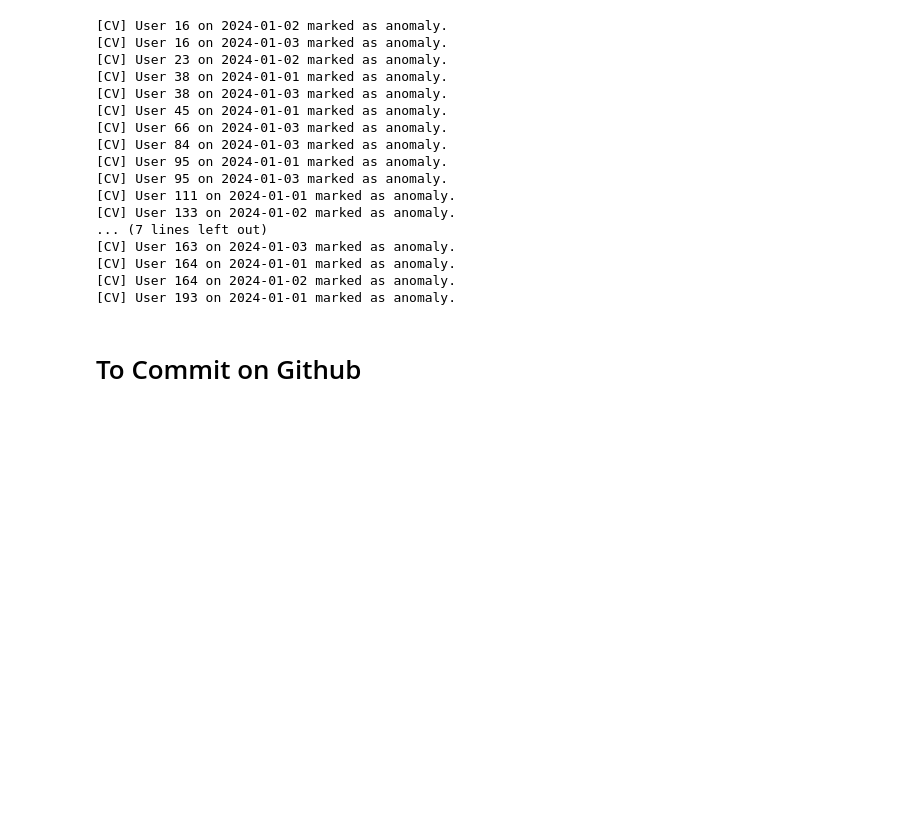
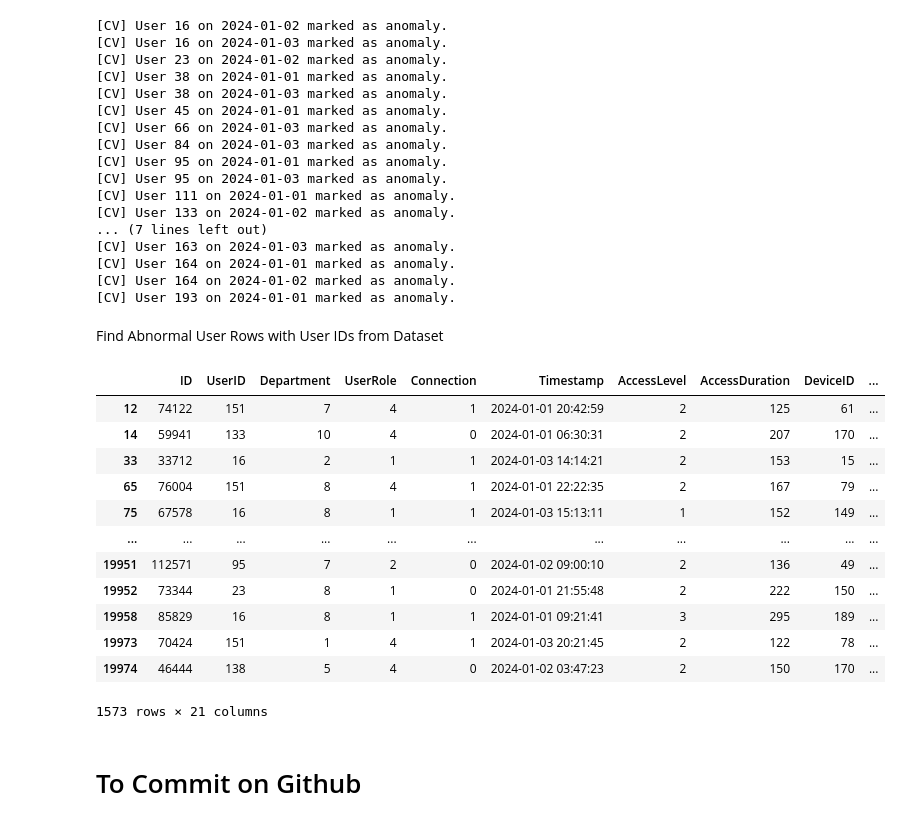
Before and after one commit to sabisay/AnomalyDetectionOnLogData, a Jupyter notebook: Abnormal_User_Behaviour_Detection.ipynb, the cells around one changed output. Drawn from its saved outputs; the diff is of its cells as text; code cells hidden in the pictures; blank space fills up the shorter version.

```diff
--- a/Abnormal_User_Behaviour_Detection.ipynb
+++ b/Abnormal_User_Behaviour_Detection.ipynb
@@ -352,6 +349,25 @@ for idx in anomalous_cv_indices:
 [CV] User 164 on 2024-01-01 marked as anomaly.
 [CV] User 164 on 2024-01-02 marked as anomaly.
 [CV] User 193 on 2024-01-01 marked as anomaly.
+# %% [markdown]
+Find Abnormal User Rows with User IDs from Dataset
+# %%
+df_cv_anomalous = df_cv[df_cv["UserID"].isin(anomalous_cv_rows["UserID"])]
+df_cv_anomalous
+# %% [output]
+|  | ID | UserID | Department | UserRole | Connection | Timestamp | AccessLevel | AccessDuration | DeviceID | ... |
+| 12 | 74122 | 151 | 7 | 4 | 1 | 2024-01-01 20:42:59 | 2 | 125 | 61 | ... |
+| 14 | 59941 | 133 | 10 | 4 | 0 | 2024-01-01 06:30:31 | 2 | 207 | 170 | ... |
+| 33 | 33712 | 16 | 2 | 1 | 1 | 2024-01-03 14:14:21 | 2 | 153 | 15 | ... |
+| 65 | 76004 | 151 | 8 | 4 | 1 | 2024-01-01 22:22:35 | 2 | 167 | 79 | ... |
+| 75 | 67578 | 16 | 8 | 1 | 1 | 2024-01-03 15:13:11 | 1 | 152 | 149 | ... |
+| ... | ... | ... | ... | ... | ... | ... | ... | ... | ... | ... |
+| 19951 | 112571 | 95 | 7 | 2 | 0 | 2024-01-02 09:00:10 | 2 | 136 | 49 | ... |
+| 19952 | 73344 | 23 | 8 | 1 | 0 | 2024-01-01 21:55:48 | 2 | 222 | 150 | ... |
+| 19958 | 85829 | 16 | 8 | 1 | 1 | 2024-01-01 09:21:41 | 3 | 295 | 189 | ... |
+| 19973 | 70424 | 151 | 1 | 4 | 1 | 2024-01-03 20:21:45 | 2 | 122 | 78 | ... |
+| 19974 | 46444 | 138 | 5 | 4 | 0 | 2024-01-02 03:47:23 | 2 | 150 | 170 | ... |
+1573 rows × 21 columns
 # %% [markdown]
 # To Commit on Github
 # %%
```
Also changed, not shown: parts of 11 cells of this notebook.
